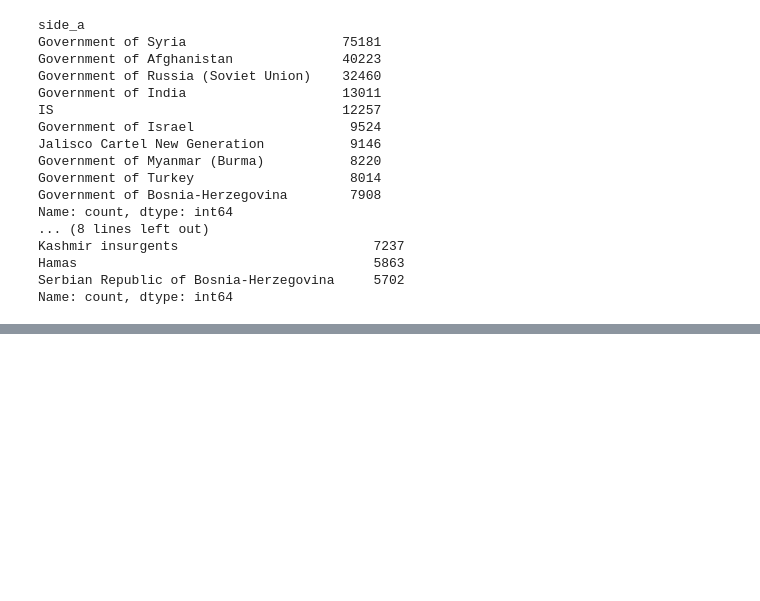
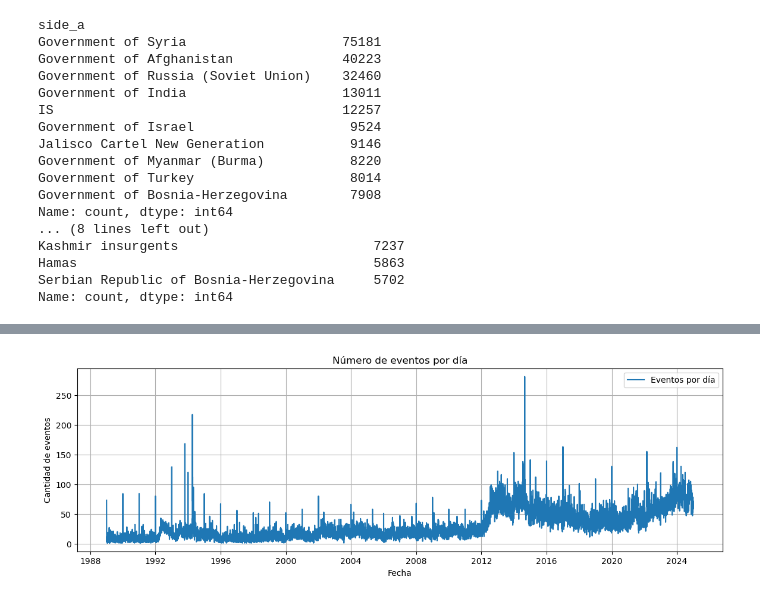
Before and after one commit to X57FI8W9S/TP1_EDA_GEDEvent, a Jupyter notebook: notebooks/TP1_EDA_GEDEvent.ipynb, the cells around one changed output, grey strips where cells are left out. Cells and saved outputs as stored; diff of their text form; code cells hidden in the pictures; blank space fills up the shorter version.

```diff
--- a/notebooks/TP1_EDA_GEDEvent.ipynb
+++ b/notebooks/TP1_EDA_GEDEvent.ipynb
@@ -353,0 +273,24 @@ plt.show()
+# %%
+
+# Agrupar eventos por día y contar
+eventos_por_dia = GEDEvent['date_start'].dt.date.value_counts().sort_index()
+
+# Crear un DataFrame con las fechas y los conteos
+df_eventos = pd.DataFrame({
+    "fecha": eventos_por_dia.index,
+    "cantidad_eventos": eventos_por_dia.values
+})
+
+# Graficar
+plt.figure(figsize=(14, 4))
+sns.lineplot(data=df_eventos, x="fecha", y="cantidad_eventos", label="Eventos por día")
+
+# Títulos y etiquetas
+plt.title("Número de eventos por día")
+plt.xlabel("Fecha")
+#plt.yscale('log')
+plt.ylabel("Cantidad de eventos")
+plt.grid(True)
+plt.show()
+# %% [output]
+[figure, added]
```
Also changed, not shown: parts of 5 cells of this notebook.
